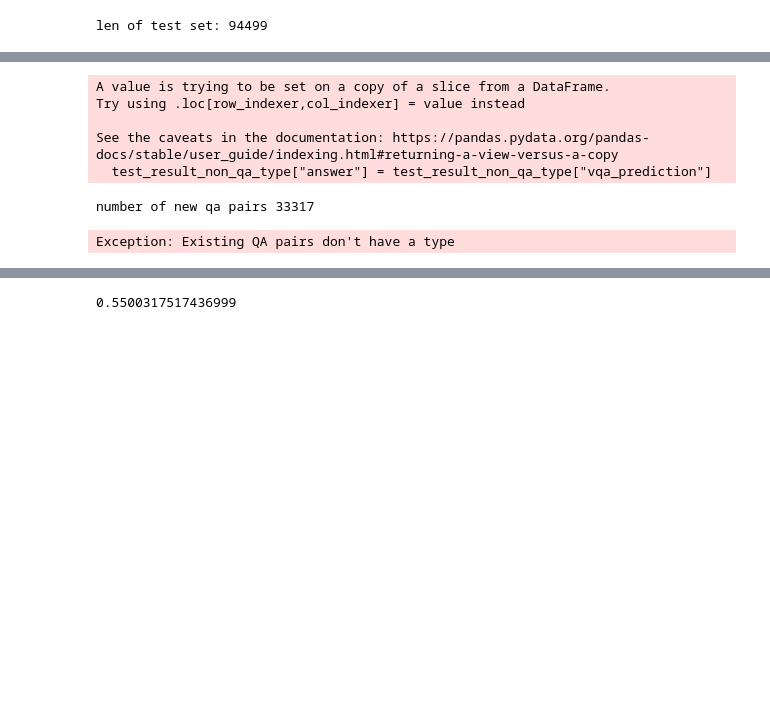
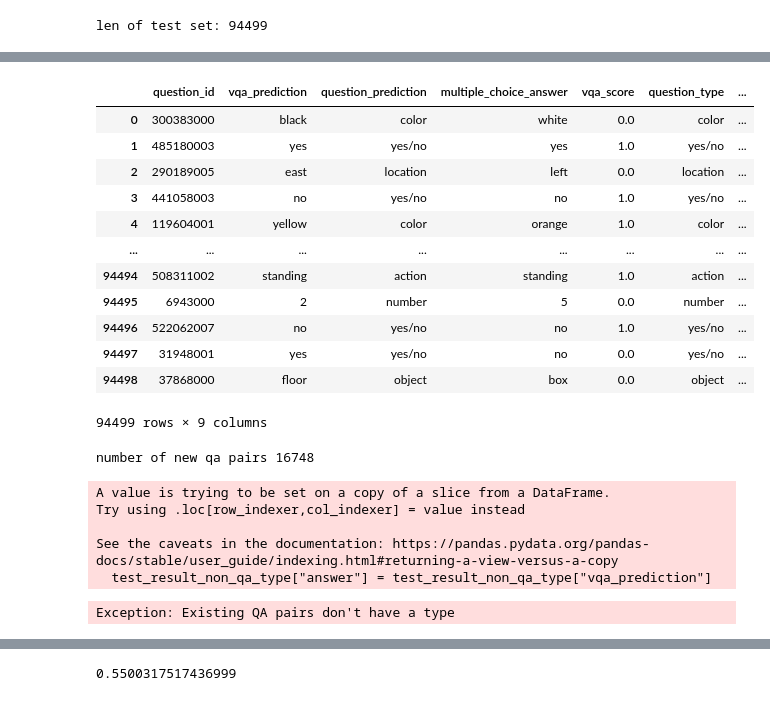
Before and after one commit to parkerhuynh/chatgpt-hie-vqa, a Jupyter notebook: result_analysis/vqav2_evaluation.ipynb, the cells around one changed output, grey strips where cells are left out. Drawn from its saved outputs; the diff is of its cells as text; code cells hidden in the pictures; blank space fills up the shorter version.

```diff
--- a/result_analysis/vqav2_evaluation.ipynb
+++ b/result_analysis/vqav2_evaluation.ipynb
@@ -147,7 +164,22 @@ test_result = test_result.rename(columns ={'qa_type': 'qa_type_prediction'})
+# %%
+test_result
+# %% [output]
+|  | question_id | vqa_prediction | question_prediction | multiple_choice_answer | vqa_score | question_type | ... |
+| 0 | 300383000 | black | color | white | 0.0 | color | ... |
+| 1 | 485180003 | yes | yes/no | yes | 1.0 | yes/no | ... |
+| 2 | 290189005 | east | location | left | 0.0 | location | ... |
+| 3 | 441058003 | no | yes/no | no | 1.0 | yes/no | ... |
+| 4 | 119604001 | yellow | color | orange | 1.0 | color | ... |
+| ... | ... | ... | ... | ... | ... | ... | ... |
+| 94494 | 508311002 | standing | action | standing | 1.0 | action | ... |
+| 94495 | 6943000 | 2 | number | 5 | 0.0 | number | ... |
+| 94496 | 522062007 | no | yes/no | no | 1.0 | yes/no | ... |
+| 94497 | 31948001 | yes | yes/no | no | 0.0 | yes/no | ... |
+| 94498 | 37868000 | floor | object | box | 0.0 | object | ... |
+94499 rows × 9 columns
 # %%
-if test_result["qa_type_prediction"].isna().any():
-
-    test_result_non_qa_type = test_result[test_result["qa_type_prediction"].isna()]
+if test_result["question_answer_type_prediction"].isna().any():
+    test_result_non_qa_type = test_result[test_result["question_answer_type_prediction"].isna()]
     test_result_non_qa_type["answer"] = test_result_non_qa_type["vqa_prediction"]
     test_result_non_qa_type = test_result_non_qa_type[["answer", "question"]]
     test_result_non_qa_type = test_result_non_qa_type.drop_duplicates()
@@ -157,11 +189,11 @@ if test_result["qa_type_prediction"].isna().any():
     test_result_non_qa_type.to_csv("new_qa_pairs_for_evaluation.csv", index="False")
     raise Exception("Existing QA pairs don't have a type")
 # %% [output]
-A value is trying to be set on a copy of a slice from a DataFrame.
-Try using .loc[row_indexer,col_indexer] = value instead
-
-See the caveats in the documentation: https://pandas.pydata.org/pandas-docs/stable/user_guide/indexing.html#returning-a-view-versus-a-copy
-  test_result_non_qa_type["answer"] = test_result_non_qa_type["vqa_prediction"]
+number of new qa pairs 16748
-number of new qa pairs 33317
+A value is trying to be set on a copy of a slice from a DataFrame.
+Try using .loc[row_indexer,col_indexer] = value instead
+
+See the caveats in the documentation: https://pandas.pydata.org/pandas-docs/stable/user_guide/indexing.html#returning-a-view-versus-a-copy
+  test_result_non_qa_type["answer"] = test_result_non_qa_type["vqa_prediction"]
 Exception: Existing QA pairs don't have a type
 # %%
```
Also changed, not shown: parts of 12 cells of this notebook, 2 other files.
